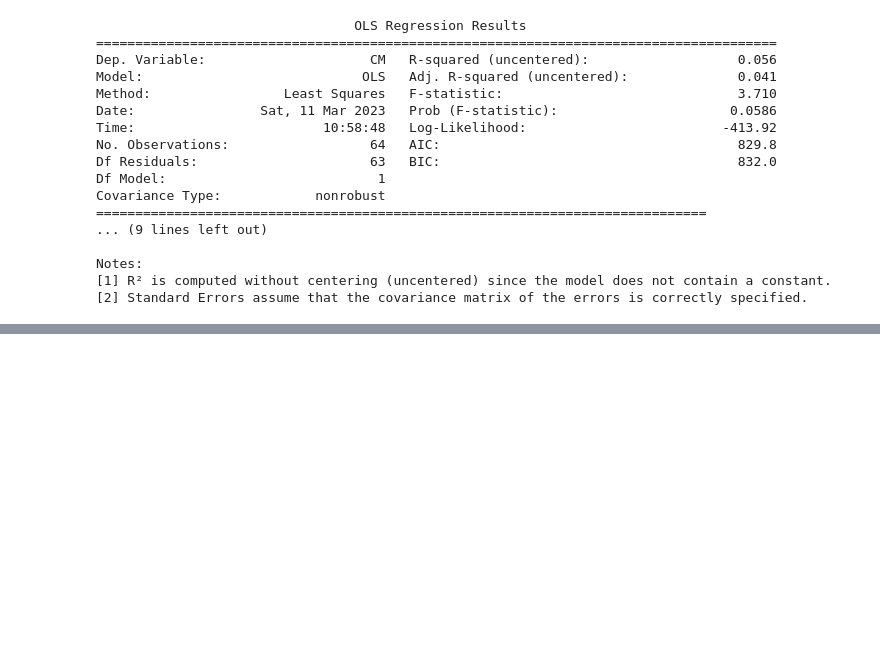
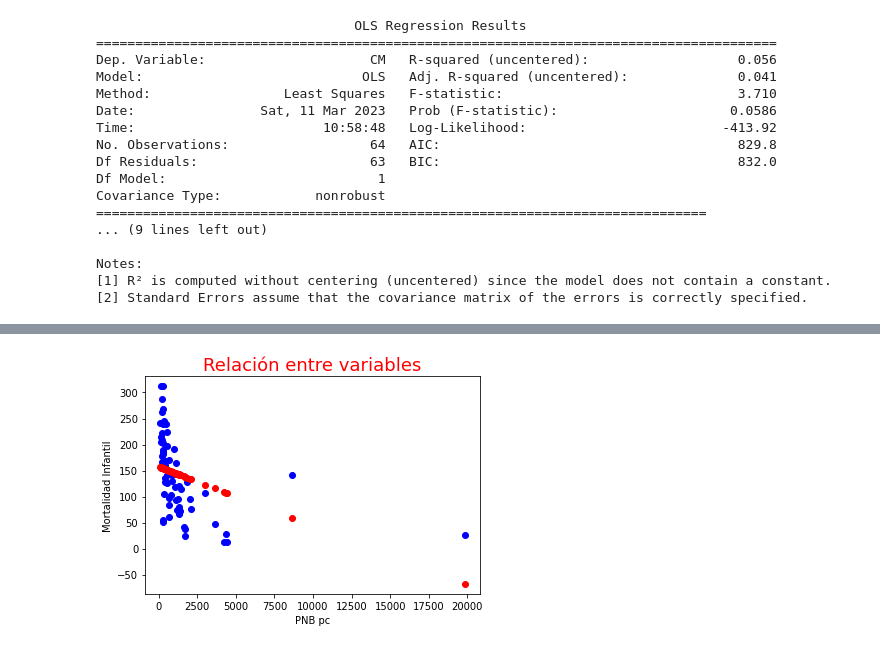
Before and after one commit to JuanAcevedoEcon/Advanced-Econometrics-MSc-, a Jupyter notebook: 1. Ordinary Least Squares (OLS)/(2) MCO.ipynb, the cells around one changed output, grey strips where cells are left out. Cells and saved outputs as stored; diff of their text form; code cells hidden in the pictures; blank space fills up the shorter version.

```diff
--- a/1. Ordinary Least Squares (OLS)/(2) MCO.ipynb
+++ b/1. Ordinary Least Squares (OLS)/(2) MCO.ipynb
@@ -116,0 +180,4 @@ valores_estimados = ___________
+# %%
+modelo2=sm.OLS(datos["CM"],sm.add_constant(datos["PGNP"]))
+resultado2 = modelo2.fit()
+print(resultado2.summary())
@@ -116,0 +202,3 @@ valores_estimados = ___________
+# %%
+valores_estimados = resultado2.predict()
+valores_estimados
@@ -117,9 +222,11 @@ valores_estimados = ___________
 # %%
 fig, ax = plt.subplots()
-ax.scatter(__________)
-ax.scatter(__________)
-ax.
-ax.
-ax.
+ax.scatter(datos["PGNP"], datos["CM"], color = "blue")
+ax.scatter(datos["PGNP"], valores_estimados, color = "red")
+ax.set_xlabel("PNB pc")
+ax.set_ylabel("Mortalidad Infantil")
+ax.set_title("Relación entre variables", fontsize = 18, color = "red")
 plt.show()
+# %% [output]
+[figure, added]
 # %%
```
Also changed, not shown: parts of 25 cells of this notebook.
